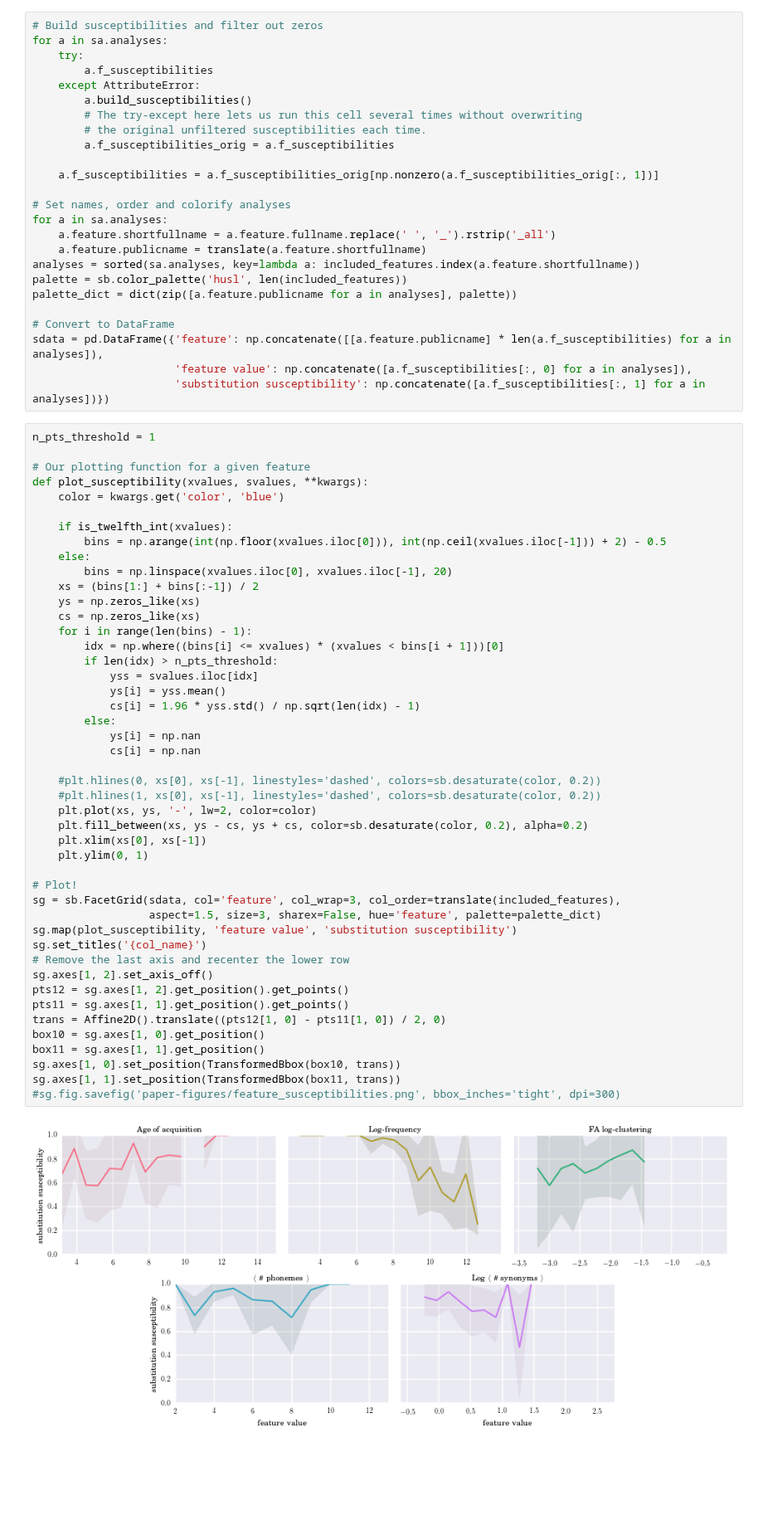
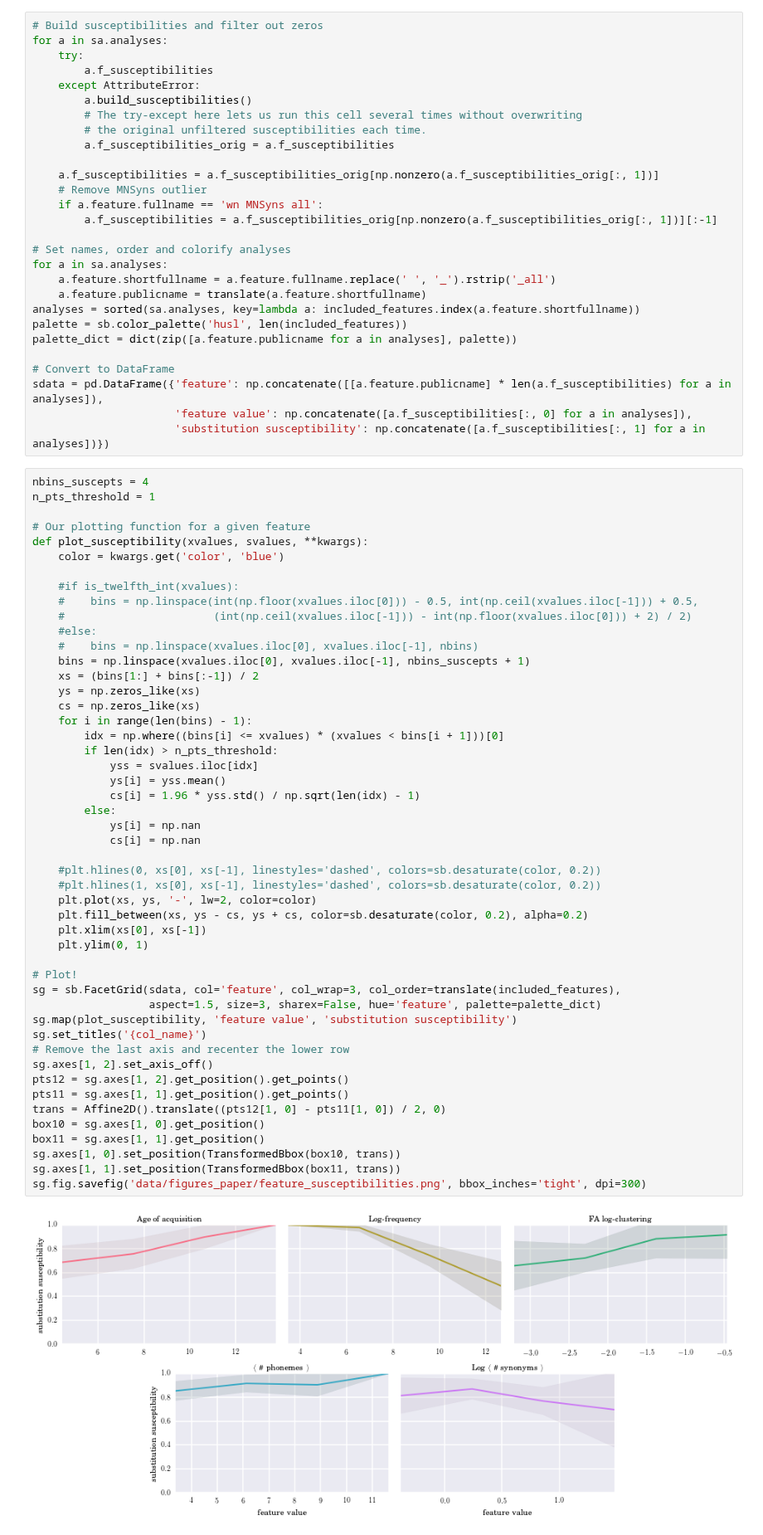
Before and after one commit to wehlutyk/brainscopypaste, a Jupyter notebook: substitutions_paper.ipynb, the cells around one changed output. Shown at 83% size. Saved outputs shown, nothing was run; the diff lists cells and outputs as text; blank space fills up the shorter version.

```diff
--- a/substitutions_paper.ipynb
+++ b/substitutions_paper.ipynb
@@ -87,6 +87,9 @@ for a in sa.analyses:
         a.f_susceptibilities_orig = a.f_susceptibilities
 
     a.f_susceptibilities = a.f_susceptibilities_orig[np.nonzero(a.f_susceptibilities_orig[:, 1])]
+    # Remove MNSyns outlier
+    if a.feature.fullname == 'wn MNSyns all':
+        a.f_susceptibilities = a.f_susceptibilities_orig[np.nonzero(a.f_susceptibilities_orig[:, 1])][:-1]
 
 # Set names, order and colorify analyses
 for a in sa.analyses:
@@ -101,16 +104,19 @@ sdata = pd.DataFrame({'feature': np.concatenate([[a.feature.publicname] * len(a.
                       'feature value': np.concatenate([a.f_susceptibilities[:, 0] for a in analyses]),
                       'substitution susceptibility': np.concatenate([a.f_susceptibilities[:, 1] for a in analyses])})
 # %%
+nbins_suscepts = 4
 n_pts_threshold = 1
 
 # Our plotting function for a given feature
 def plot_susceptibility(xvalues, svalues, **kwargs):
     color = kwargs.get('color', 'blue')
 
-    if is_twelfth_int(xvalues):
-        bins = np.arange(int(np.floor(xvalues.iloc[0])), int(np.ceil(xvalues.iloc[-1])) + 2) - 0.5
-    else:
-        bins = np.linspace(xvalues.iloc[0], xvalues.iloc[-1], 20)
+    #if is_twelfth_int(xvalues):
+    #    bins = np.linspace(int(np.floor(xvalues.iloc[0])) - 0.5, int(np.ceil(xvalues.iloc[-1])) + 0.5,
+    #                       (int(np.ceil(xvalues.iloc[-1])) - int(np.floor(xvalues.iloc[0])) + 2) / 2)
+    #else:
+    #    bins = np.linspace(xvalues.iloc[0], xvalues.iloc[-1], nbins)
+    bins = np.linspace(xvalues.iloc[0], xvalues.iloc[-1], nbins_suscepts + 1)
     xs = (bins[1:] + bins[:-1]) / 2
     ys = np.zeros_like(xs)
     cs = np.zeros_like(xs)
@@ -119,32 +125,32 @@ def plot_susceptibility(xvalues, svalues, **kwargs):
         if len(idx) > n_pts_threshold:
             yss = svalues.iloc[idx]
             ys[i] = yss.mean()
             cs[i] = 1.96 * yss.std() / np.sqrt(len(idx) - 1)
         else:
             ys[i] = np.nan
             cs[i] = np.nan
 
     #plt.hlines(0, xs[0], xs[-1], linestyles='dashed', colors=sb.desaturate(color, 0.2))
     #plt.hlines(1, xs[0], xs[-1], linestyles='dashed', colors=sb.desaturate(color, 0.2))
     plt.plot(xs, ys, '-', lw=2, color=color)
     plt.fill_between(xs, ys - cs, ys + cs, color=sb.desaturate(color, 0.2), alpha=0.2)
     plt.xlim(xs[0], xs[-1])
     plt.ylim(0, 1)
 
 # Plot!
 sg = sb.FacetGrid(sdata, col='feature', col_wrap=3, col_order=translate(included_features),
                   aspect=1.5, size=3, sharex=False, hue='feature', palette=palette_dict)
 sg.map(plot_susceptibility, 'feature value', 'substitution susceptibility')
 sg.set_titles('{col_name}')
 # Remove the last axis and recenter the lower row
 sg.axes[1, 2].set_axis_off()
 pts12 = sg.axes[1, 2].get_position().get_points()
 pts11 = sg.axes[1, 1].get_position().get_points()
 trans = Affine2D().translate((pts12[1, 0] - pts11[1, 0]) / 2, 0)
 box10 = sg.axes[1, 0].get_position()
 box11 = sg.axes[1, 1].get_position()
 sg.axes[1, 0].set_position(TransformedBbox(box10, trans))
 sg.axes[1, 1].set_position(TransformedBbox(box11, trans))
-#sg.fig.savefig('paper-figures/feature_susceptibilities.png', bbox_inches='tight', dpi=300)
+sg.fig.savefig('data/figures_paper/feature_susceptibilities.png', bbox_inches='tight', dpi=300)
 # %% [output]
-[figure, old version]
+[figure, new version]
```
Also changed, not shown: parts of 4 cells of this notebook, 3 other files.
